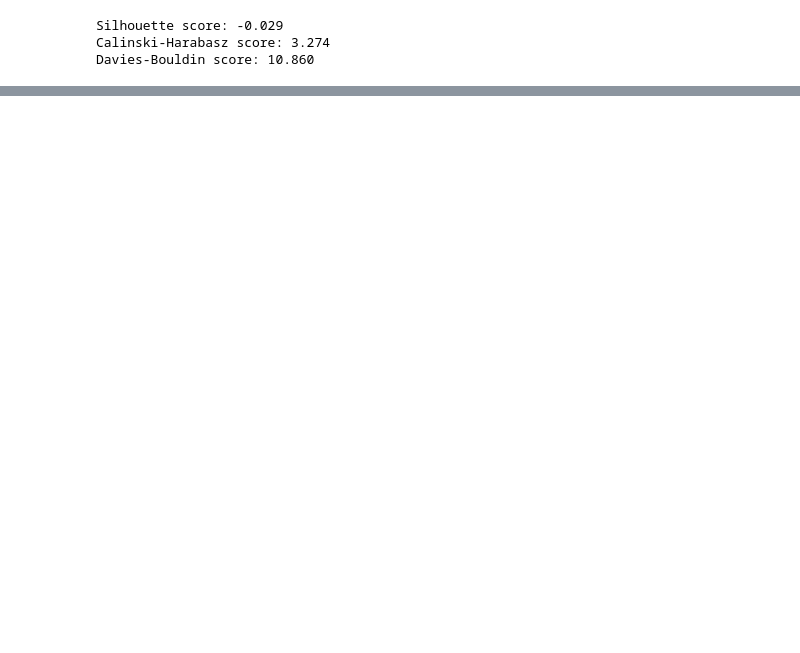
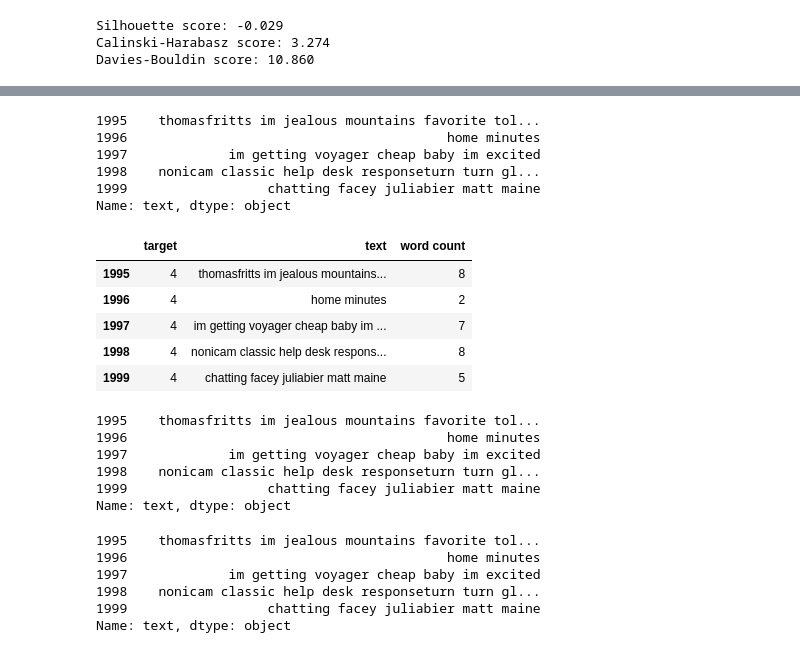
Before and after one commit to thaaoliveira1/Sentiment-Analysis-Twitter-Python, a Jupyter notebook: Affinity_Propagation.ipynb, the cells around one changed output, grey strips where cells are left out. Saved outputs shown, nothing was run; the diff lists cells and outputs as text; code cells hidden in the pictures; blank space fills up the shorter version.

```diff
--- a/Affinity_Propagation.ipynb
+++ b/Affinity_Propagation.ipynb
@@ -108,0 +295,7 @@ Davies-Bouldin score: 10.860
+# %%
+#Cleaning and removing numeric numbers
+
+def cleaning_numbers(data):
+    return re.sub('[0-9]+', '', data)
+df['text'] = df['text'].apply(lambda x: cleaning_numbers(x))
+df['text'].tail()
@@ -108,0 +309,7 @@ Davies-Bouldin score: 10.860
+# %%
+# Removing # and @ characters from tweets and other symbols
+
+def cleaning_characters(data):
+    return re.sub(r'\@\w+|\#|\'|\"|\´|\`|\,','', data)
+df['text'] = df['text'].apply(lambda x: cleaning_characters(x))
+df['text'].tail()
@@ -108,0 +323,5 @@ Davies-Bouldin score: 10.860
+# %%
+#Defining set containing all stopwords in English.
+
+nltk.download ('stopwords')
+stop_words = set(stopwords.words( 'english'))
@@ -108,0 +332,61 @@ Davies-Bouldin score: 10.860
+# %%
+#Cleaning and removing the above stop words list from the tweet text
+
+def cleaning_stopwords(text):
+    return " ".join([word for word in str(text).split() if word not in stop_words])
+df['text'] = df['text'].apply(lambda text: cleaning_stopwords(text))
+df['text'].tail()
+# %% [output]
+1995    thomasfritts im jealous mountains favorite tol...
+1996                                         home minutes
+1997             im getting voyager cheap baby im excited
+1998    nonicam classic help desk responseturn turn gl...
+1999                  chatting facey juliabier matt maine
+Name: text, dtype: object
+# %%
+# Count the words used per user
+
+def word_count(sentence):
+    return len(sentence.split())
+
+df['word count'] = df['text'].apply(word_count)
+df.tail()
+# %% [output]
+|  | target | text | word count |
+| 1995 | 4 | thomasfritts im jealous mountains... | 8 |
+| 1996 | 4 | home minutes | 2 |
+| 1997 | 4 | im getting voyager cheap baby im ... | 7 |
+| 1998 | 4 | nonicam classic help desk respons... | 8 |
+| 1999 | 4 | chatting facey juliabier matt maine | 5 |
+# %%
+# Stemming process
+
+st = nltk.PorterStemmer()
+def stemming_process(data):
+    text = [st.stem(word) for word in data]
+    return data
+df['text']= df['text'].apply(lambda x: stemming_process(x))
+df['text'].tail()
+# %% [output]
+1995    thomasfritts im jealous mountains favorite tol...
+1996                                         home minutes
+1997             im getting voyager cheap baby im excited
+1998    nonicam classic help desk responseturn turn gl...
+1999                  chatting facey juliabier matt maine
+Name: text, dtype: object
+# %%
+# Lemmatizer Proccess
+from nltk.stem import WordNetLemmatizer
+lm = nltk.WordNetLemmatizer()
+def lemmatizer_on_text(data):
+    text = [lm.lemmatize(word) for word in data]
+    return data
+df['text'] = df['text'].apply(lambda x: lemmatizer_on_text(x))
+df['text'].tail()
+# %% [output]
+1995    thomasfritts im jealous mountains favorite tol...
+1996                                         home minutes
+1997             im getting voyager cheap baby im excited
+1998    nonicam classic help desk responseturn turn gl...
+1999                  chatting facey juliabier matt maine
+Name: text, dtype: object
```
Also changed, not shown: parts of 29 cells of this notebook.
